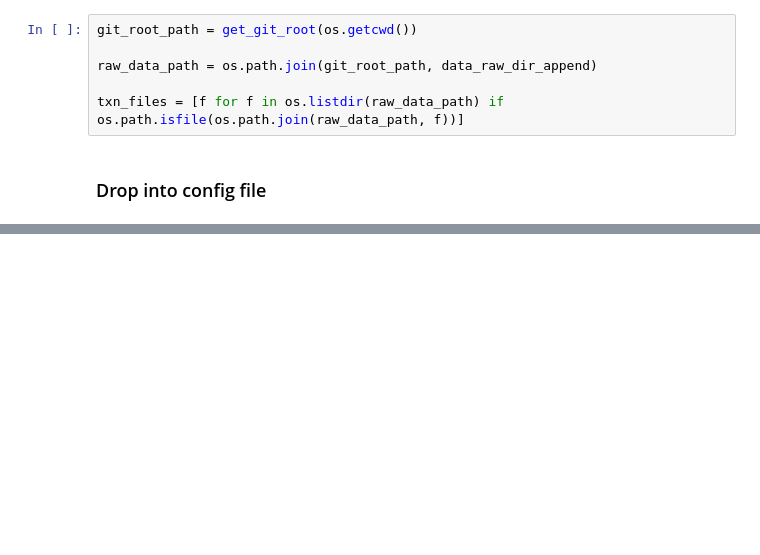
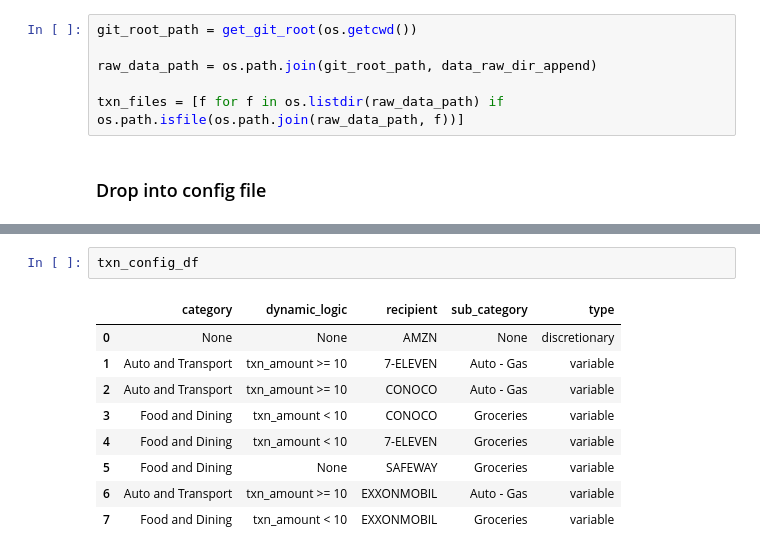
Before and after one commit to b-o-l-l-a/finances, a Jupyter notebook: notebooks/Untitled.ipynb, the cells around one changed output, grey strips where cells are left out. Saved outputs shown, nothing was run; the diff lists cells and outputs as text; blank space fills up the shorter version.

```diff
--- a/notebooks/Untitled.ipynb
+++ b/notebooks/Untitled.ipynb
@@ -140,0 +248,12 @@ txn_file.txn_df
+# %%
+txn_config_df
+# %% [output]
+|  | category | dynamic_logic | recipient | sub_category | type |
+| 0 | None | None | AMZN | None | discretionary |
+| 1 | Auto and Transport | txn_amount >= 10 | 7-ELEVEN | Auto - Gas | variable |
+| 2 | Auto and Transport | txn_amount >= 10 | CONOCO | Auto - Gas | variable |
+| 3 | Food and Dining | txn_amount < 10 | CONOCO | Groceries | variable |
+| 4 | Food and Dining | txn_amount < 10 | 7-ELEVEN | Groceries | variable |
+| 5 | Food and Dining | None | SAFEWAY | Groceries | variable |
+| 6 | Auto and Transport | txn_amount >= 10 | EXXONMOBIL | Auto - Gas | variable |
+| 7 | Food and Dining | txn_amount < 10 | EXXONMOBIL | Groceries | variable |
```
Also changed, not shown: parts of 12 cells of this notebook.
